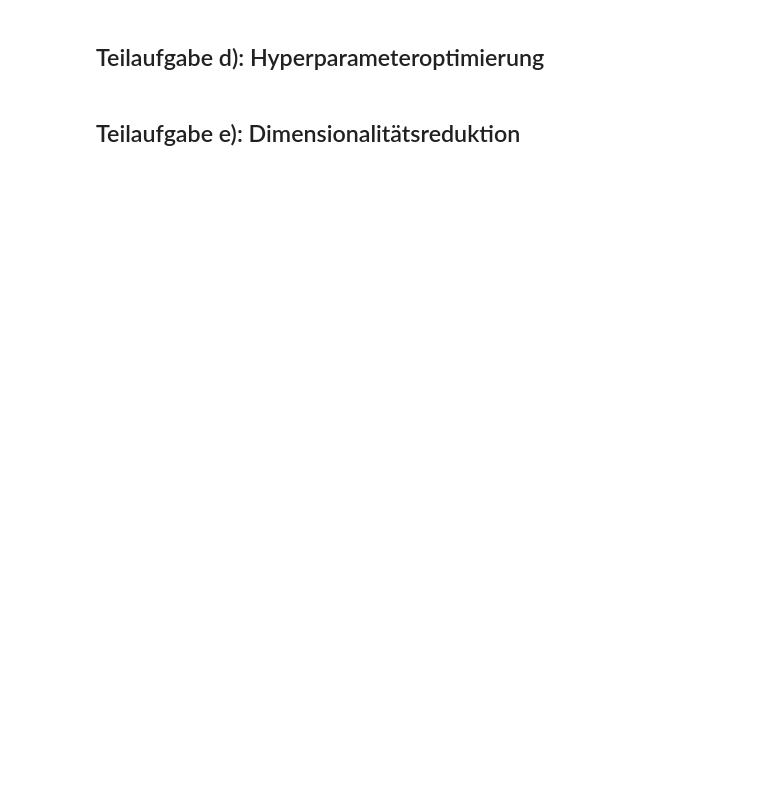
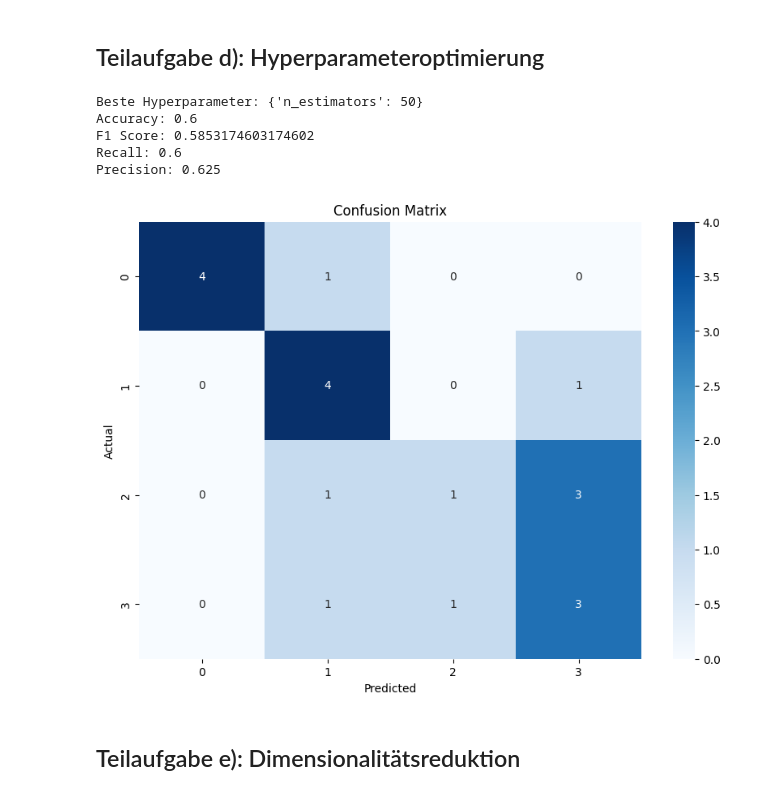
Before and after one commit to luciekle/KI-PA-08, a Jupyter notebook: aufgabe2.ipynb, the cells around one changed output. Saved outputs shown, nothing was run; the diff lists cells and outputs as text; code cells hidden in the pictures; blank space fills up the shorter version.

```diff
--- a/aufgabe2.ipynb
+++ b/aufgabe2.ipynb
@@ -163,4 +168,54 @@ Precision: 0.4916666666666666
 # %% [markdown]
 ## Teilaufgabe d): Hyperparameteroptimierung
+# %%
+from sklearn.model_selection import GridSearchCV
+
+# Hyperparameter Optimierung
+param_grid = {
+    'n_estimators': [50, 100, 150]
+}
+
+clf = RandomForestClassifier(random_state=42)
+grid_search = GridSearchCV(clf, param_grid, cv=5, scoring='accuracy')
+grid_search.fit(X_train, y_train)
+
+# Hyperparameter ausgeben
+best_params = grid_search.best_params_
+print(f'Beste Hyperparameter: {best_params}')
+
+# Random Forest Classifier trainieren
+best_clf = grid_search.best_estimator_
+best_clf.fit(X_train, y_train)
+
+
+# Vorhersagen treffen
+y_pred = best_clf.predict(X_test)
+
+# Metriken berechnen
+accuracy = accuracy_score(y_test, y_pred)
+f1 = f1_score(y_test, y_pred, average='weighted')
+recall = recall_score(y_test, y_pred, average='weighted')
+precision = precision_score(y_test, y_pred, average='weighted')
+
+print(f'Accuracy: {accuracy}')
+print(f'F1 Score: {f1}')
+print(f'Recall: {recall}')
+print(f'Precision: {precision}')
+
+# Confusion Matrix darstellen
+conf_mat = confusion_matrix(y_test, y_pred)
+plt.figure(figsize=(10, 7))
+sns.heatmap(conf_mat, annot=True, fmt='d', cmap='Blues')
+plt.ylabel('Actual')
+plt.xlabel('Predicted')
+plt.title('Confusion Matrix')
+plt.show()
+# %% [output]
+Beste Hyperparameter: {'n_estimators': 50}
+Accuracy: 0.6
+F1 Score: 0.5853174603174602
+Recall: 0.6
+Precision: 0.625
+[figure, added]
 # %% [markdown]
 ## Teilaufgabe e): Dimensionalitätsreduktion
```
Also changed, not shown: parts of 4 cells of this notebook.
